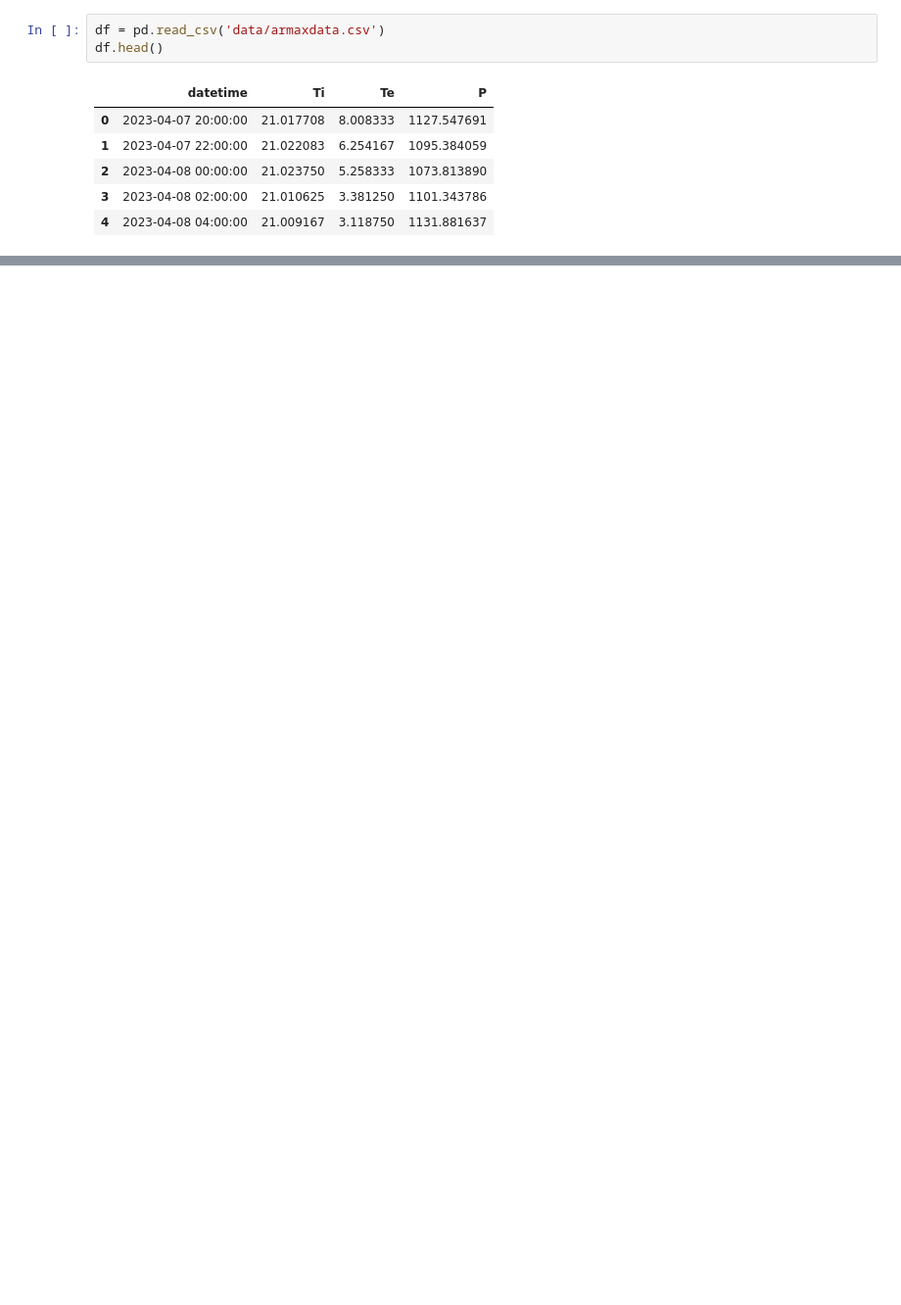
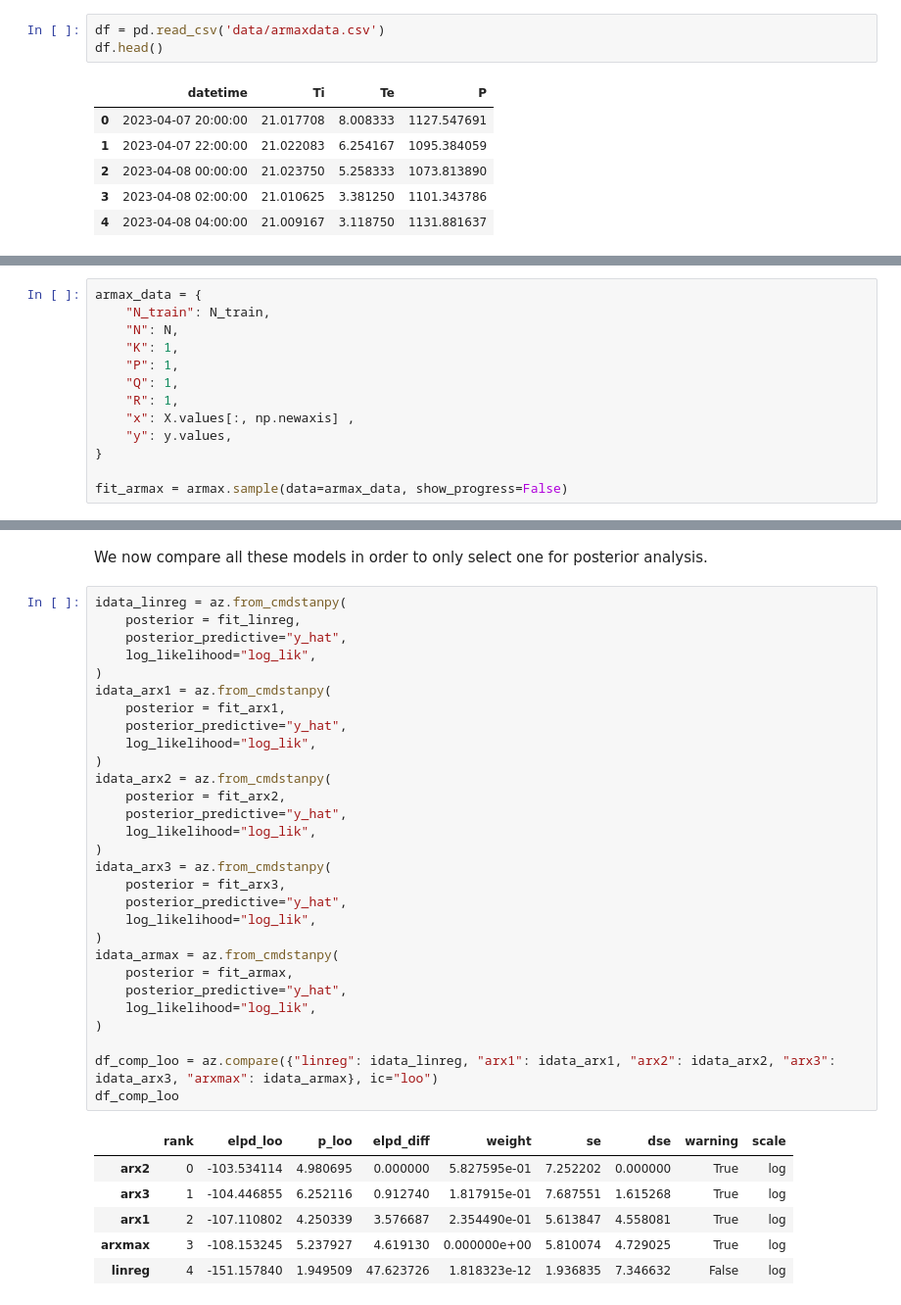
Before and after one commit to srouchier/buildingenergygeeks, a Jupyter notebook: _sources/armax.ipynb, the cells around one changed output, grey strips where cells are left out. Shown at 98% size. Drawn from its saved outputs; the diff is of its cells as text; blank space fills up the shorter version.

```diff
--- a/_sources/armax.ipynb
+++ b/_sources/armax.ipynb
@@ -40,0 +154,13 @@ We wish to predict the heating power $P$ from its own previous values and other
+# %%
+armax_data = {
+    "N_train": N_train,
+    "N": N,
+    "K": 1,
+    "P": 1,
+    "Q": 1,
+    "R": 1,
+    "x": X.values[:, np.newaxis] ,
+    "y": y.values,
+}
+
+fit_armax = armax.sample(data=armax_data, show_progress=False)
@@ -40,0 +183,38 @@ We wish to predict the heating power $P$ from its own previous values and other
+# %% [markdown]
+We now compare all these models in order to only select one for posterior analysis.
+# %%
+idata_linreg = az.from_cmdstanpy(
+    posterior = fit_linreg,
+    posterior_predictive="y_hat",
+    log_likelihood="log_lik",
+)
+idata_arx1 = az.from_cmdstanpy(
+    posterior = fit_arx1,
+    posterior_predictive="y_hat",
+    log_likelihood="log_lik",
+)
+idata_arx2 = az.from_cmdstanpy(
+    posterior = fit_arx2,
+    posterior_predictive="y_hat",
+    log_likelihood="log_lik",
+)
+idata_arx3 = az.from_cmdstanpy(
+    posterior = fit_arx3,
+    posterior_predictive="y_hat",
+    log_likelihood="log_lik",
+)
+idata_armax = az.from_cmdstanpy(
+    posterior = fit_armax,
+    posterior_predictive="y_hat",
+    log_likelihood="log_lik",
+)
+
+df_comp_loo = az.compare({"linreg": idata_linreg, "arx1": idata_arx1, "arx2": idata_arx2, "arx3": idata_arx3, "arxmax": idata_armax}, ic="loo")
+df_comp_loo
+# %% [output]
+|  | rank | elpd_loo | p_loo | elpd_diff | weight | se | dse | warning | scale |
+| arx2 | 0 | -103.534114 | 4.980695 | 0.000000 | 5.827595e-01 | 7.252202 | 0.000000 | True | log |
+| arx3 | 1 | -104.446855 | 6.252116 | 0.912740 | 1.817915e-01 | 7.687551 | 1.615268 | True | log |
+| arx1 | 2 | -107.110802 | 4.250339 | 3.576687 | 2.354490e-01 | 5.613847 | 4.558081 | True | log |
+| arxmax | 3 | -108.153245 | 5.237927 | 4.619130 | 0.000000e+00 | 5.810074 | 4.729025 | True | log |
+| linreg | 4 | -151.157840 | 1.949509 | 47.623726 | 1.818323e-12 | 1.936835 | 7.346632 | False | log |
```
Also changed, not shown: parts of 17 cells of this notebook, 22 other files.
